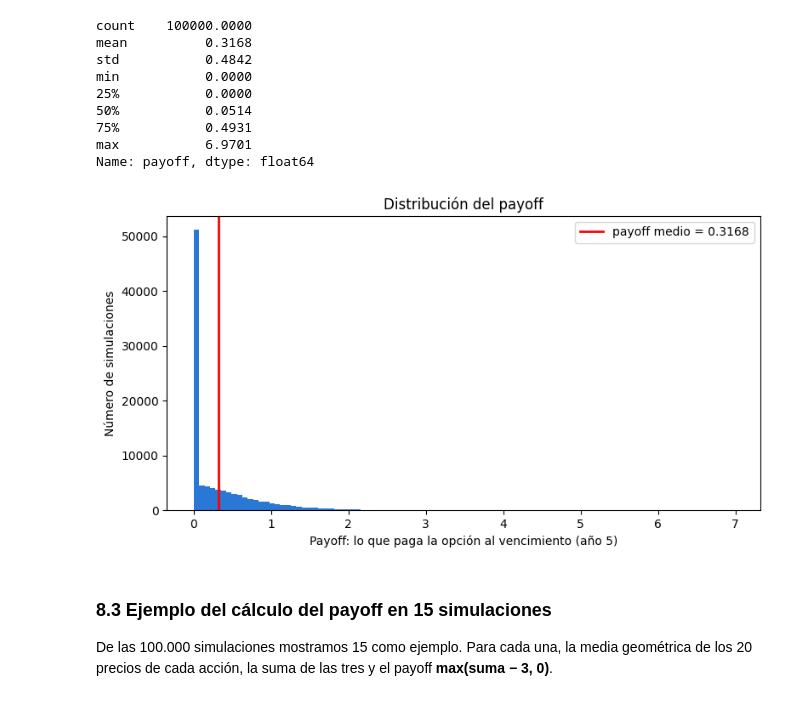
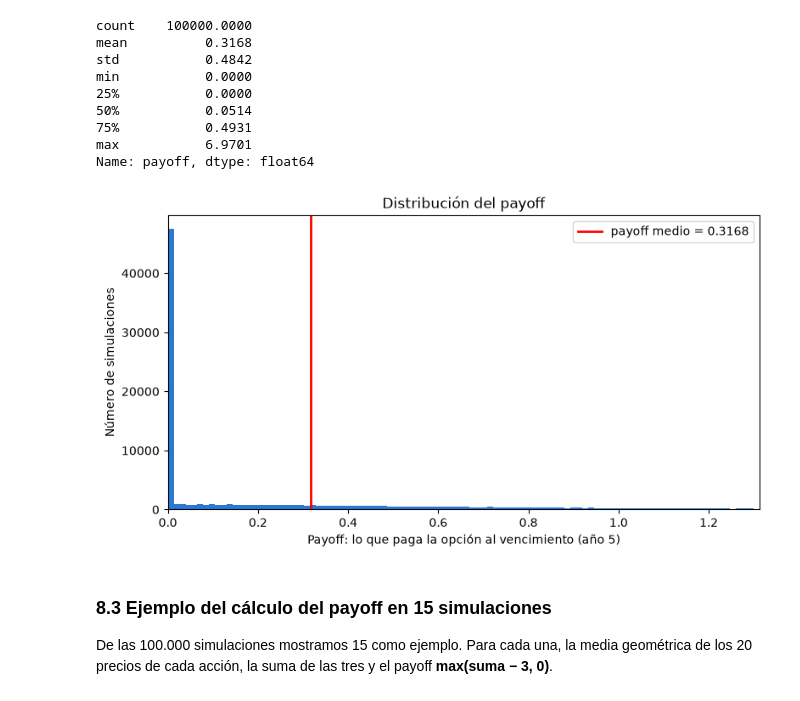
Before and after one commit to alvmorenobl/bbva-option-pricing-montecarlo-rnn, a Jupyter notebook: montecarlo.ipynb, the cells around one changed output. Drawn from its saved outputs; the diff is of its cells as text; code cells hidden in the pictures.

```diff
--- a/montecarlo.ipynb
+++ b/montecarlo.ipynb
@@ -217,14 +217,19 @@ min           0.0000
 max           6.9701
 Name: payoff, dtype: float64
 # %%
+limite = np.percentile(payoff, 95)   # recorta el 1% de valores más extremos
+
 plt.figure(figsize=(9, 4.5))
-plt.hist(payoff, bins=100, color="#2a78d6")
+plt.hist(payoff, bins=100, color="#2a78d6", range=(0, limite))
 plt.axvline(payoff.mean(), color="red", lw=2, label=f"payoff medio = {payoff.mean():.4f}")
-plt.xlabel("Payoff: lo que paga la opción al vencimiento (año 5)"); plt.ylabel("Número de simulaciones"); plt.title("Distribución del payoff")
+plt.xlim(0, limite)
+plt.xlabel("Payoff: lo que paga la opción al vencimiento (año 5)")
+plt.ylabel("Número de simulaciones")
+plt.title("Distribución del payoff")
 plt.legend()
 plt.show()
 # %% [output]
-[figure, old version]
+[figure, new version]
 # %% [markdown]
 ### 8.3 Ejemplo del cálculo del payoff en 15 simulaciones
 
```
Also changed, not shown: parts of 2 cells of this notebook.
